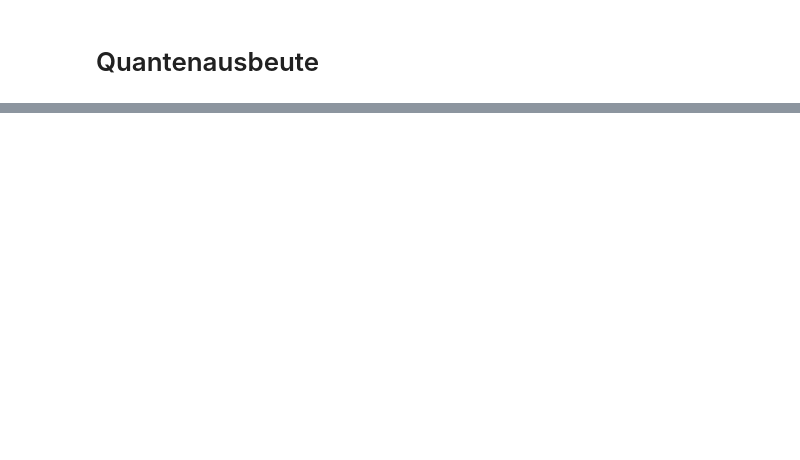
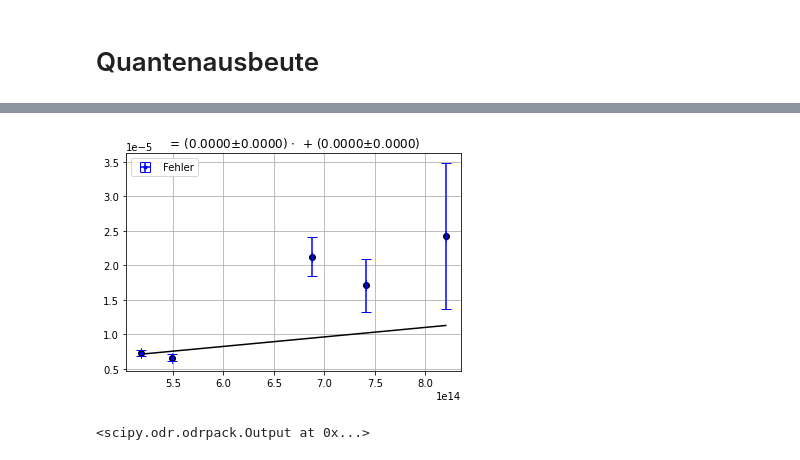
Before and after one commit to Alex-Adam25/python, a Jupyter notebook: Experiment_AP2/h plot.ipynb, the cells around one changed output, grey strips where cells are left out. Saved outputs shown, nothing was run; the diff lists cells and outputs as text; code cells hidden in the pictures; blank space fills up the shorter version.

```diff
--- a/Experiment_AP2/h plot.ipynb
+++ b/Experiment_AP2/h plot.ipynb
@@ -315,17 +419,21 @@ print(t1)
-# %%
-x=np.array([i**2 for i in range(3)])
 # %% [markdown]
 #  Quantenausbeute
 # %%
 #UV,V,B,Gr,Ge
 A=np.array([0.39,0.61,1.36,1.2,1.72])*10**-6
+#Felix A=np.array([0.4,0.7,1.6,1.36,2.30])*10**-6
+
+
+
 A_fehler=0.05*10**-6
+#Felix A_fehler=0.01*10**-6
 A_err=np.full(len(A),A_fehler)
 E_s_led=A*(1/e_lit)
 E_s_led_err=A_err*(1/e_lit)
-Qausbeute_led=np.array([np.nan,12,20,45,55])*0.01*(88/100)
+Qausbeute_led=np.array([6,12,20,45,55])*0.01*(88/100)
+#Felix Qausbeute_led=np.array([6,10.2,20,45,55])*0.01*(88/100)
 Qausbeute_led_fehler=0.025*(88/100)
 Qausbeute_led_err=np.full(len(Qausbeute_led),Qausbeute_led_fehler)
 P_s=E_s_led/Qausbeute_led
 P_s_err=P_s_err=np.sqrt((E_s_led_err/Qausbeute_led)**2+(-E_s_led/Qausbeute_led**2*Qausbeute_led_fehler)**2)
-print(E_s_led)
+print(P_s)
@@ -346,7 +475,7 @@ U_0_ent=1.7726
 U_inf_ent=0.4
 U_halb_ent=U_0_ent-(U_0_ent-U_inf_ent)/2
 t_halb_ent=7
-t_halb_ent_err=0.5
+t_halb_ent_err=1
 C=t_halb_ent/(np.log(2)*10**13)
 C_err=t_halb_ent_err/(np.log(2)*10**13)
 #in 1s auf die hälfte der kapazität
@@ -364,10 +493,21 @@ Q_s=Q/t_halb_auf
 Q_s_err=np.sqrt((C_err*U_halb_auf/t_halb_auf)**2+(C*U_halb_auf_err/t_halb_auf)**2
                 +(C*U_halb_auf*t_halb_auf_err/t_halb_auf**2)**2)
 E_s=Q_s/e_lit
+E_s_err=Q_s_err/e_lit
+Qausbeute=E_s/P_s[1]
+Qausbeute_err=np.sqrt((E_s_err/P_s[1])**2+(E_s*P_s_err[1]/P_s[1]**2)**2)
+Qausbeute_int=Qausbeute/intensität
+Qausbeute_int_err=Qausbeute_err/intensität
 print(C)
-Qausbeute=E_s/P_s[1]
-Qausbeute_int=Qausbeute/intensität
+print(C_err)
+print(E_s)
+print(E_s_err)
 print(Qausbeute)
+print(Qausbeute_err)
 print(Qausbeute_int)
-print(Q_s)
-Q_s_err
+print(Qausbeute_int_err)
+print("Lichtleistung:")
+phi=h_final*P_s*x
+phi_err=np.sqrt((h_final_err*P_s*x)**2+(h_final*P_s_err*x)**2)
+print(phi*10**6)
+print(phi_err*10**6)
@@ -373,0 +526,5 @@ Q_s_err
+# %%
+zeichnen(x=x,y=phi,y_err=phi_err)
+# %% [output]
+[figure, added]
+<scipy.odr.odrpack.Output at 0x...>
```
Also changed, not shown: parts of 16 cells of this notebook, 15 other files.
